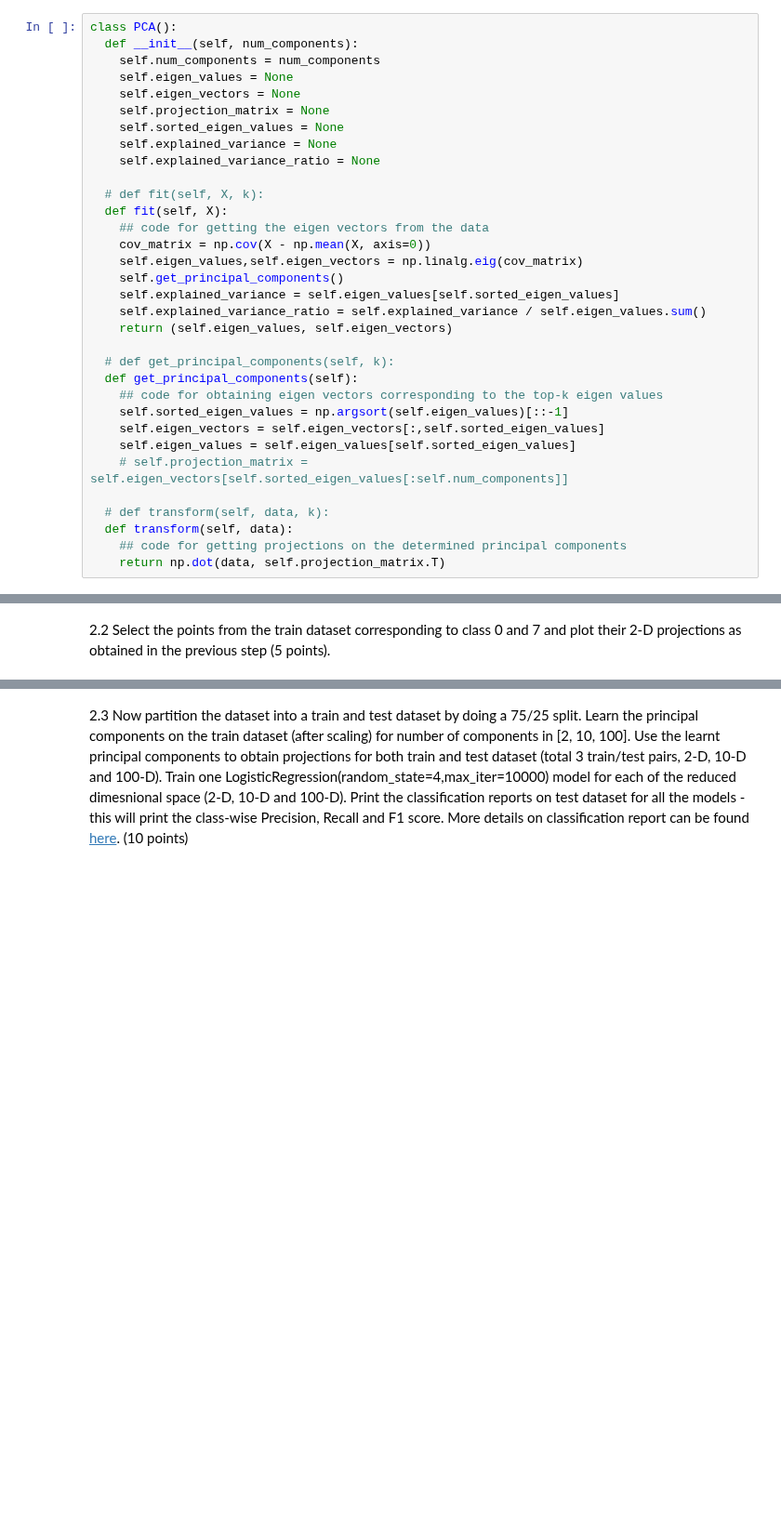
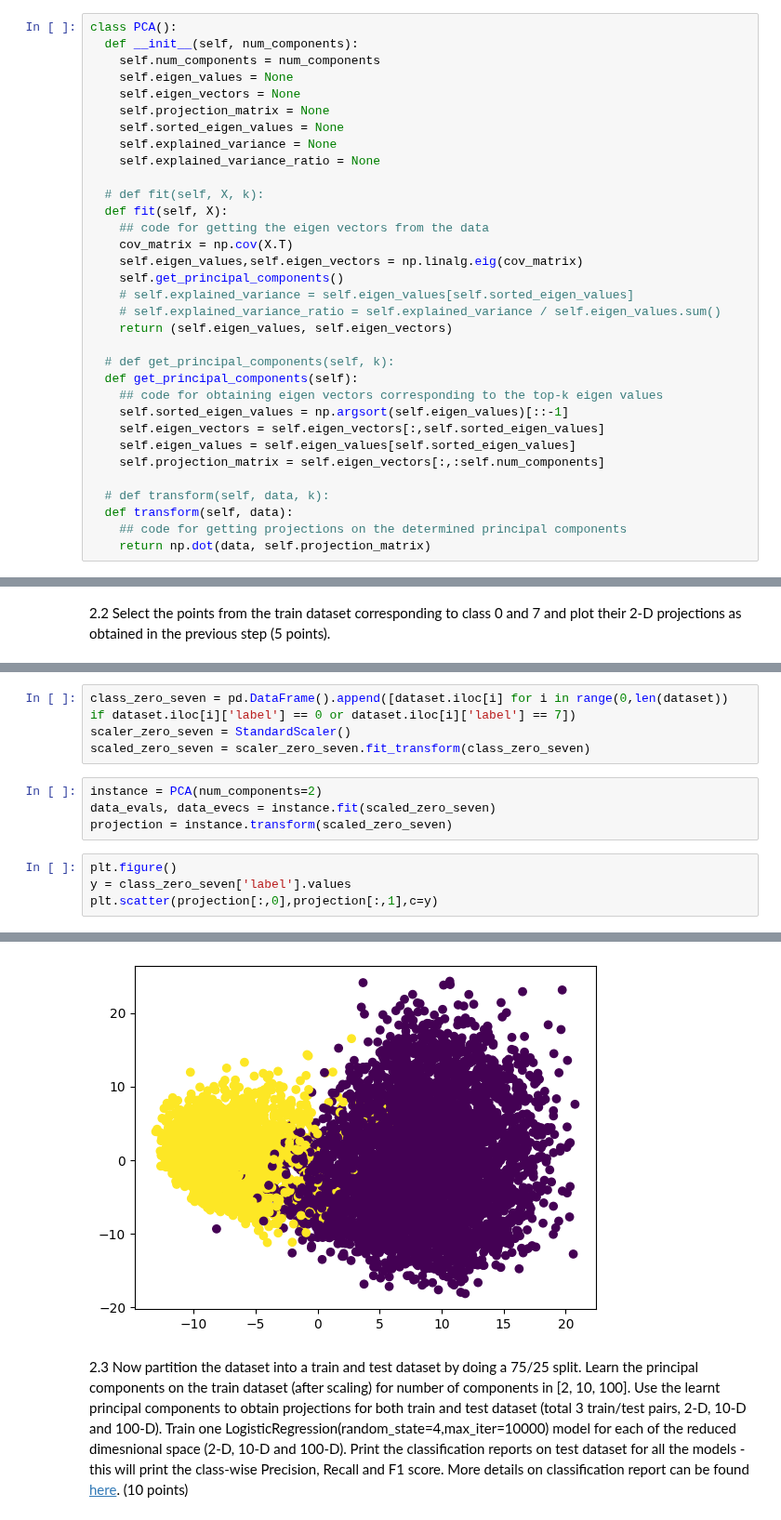
Before and after one commit to rreece15/ECE461P, a Jupyter notebook: Lab4/Homework4-2.ipynb, the cells around one changed output, grey strips where cells are left out. Shown at 93% size. Drawn from its saved outputs; the diff is of its cells as text; blank space fills up the shorter version.

```diff
--- a/Lab4/Homework4-2.ipynb
+++ b/Lab4/Homework4-2.ipynb
@@ -107,11 +107,11 @@ class PCA():
   # def fit(self, X, k):
   def fit(self, X):
     ## code for getting the eigen vectors from the data
-    cov_matrix = np.cov(X - np.mean(X, axis=0))
+    cov_matrix = np.cov(X.T)
     self.eigen_values,self.eigen_vectors = np.linalg.eig(cov_matrix)
     self.get_principal_components()
-    self.explained_variance = self.eigen_values[self.sorted_eigen_values]
-    self.explained_variance_ratio = self.explained_variance / self.eigen_values.sum()
+    # self.explained_variance = self.eigen_values[self.sorted_eigen_values]
+    # self.explained_variance_ratio = self.explained_variance / self.eigen_values.sum()
     return (self.eigen_values, self.eigen_vectors)
 
   # def get_principal_components(self, k):
@@ -120,12 +120,12 @@ class PCA():
     self.sorted_eigen_values = np.argsort(self.eigen_values)[::-1]
     self.eigen_vectors = self.eigen_vectors[:,self.sorted_eigen_values]
     self.eigen_values = self.eigen_values[self.sorted_eigen_values]
-    # self.projection_matrix = self.eigen_vectors[self.sorted_eigen_values[:self.num_components]]
+    self.projection_matrix = self.eigen_vectors[:,:self.num_components]
 
   # def transform(self, data, k):
   def transform(self, data):
     ## code for getting projections on the determined principal components
-    return np.dot(data, self.projection_matrix.T)
+    return np.dot(data, self.projection_matrix)
 # %%
 instance = PCA(num_components=2)
 data_evals, data_evecs = instance.fit(scaled_dataset)
@@ -139,0 +154,13 @@ ValueError: shapes (42000,785) and (42000,2) not aligned: 785 (dim 1) != 42000 (
+# %%
+class_zero_seven = pd.DataFrame().append([dataset.iloc[i] for i in range(0,len(dataset)) if dataset.iloc[i]['label'] == 0 or dataset.iloc[i]['label'] == 7])
+scaler_zero_seven = StandardScaler()
+scaled_zero_seven = scaler_zero_seven.fit_transform(class_zero_seven)
+# %%
+instance = PCA(num_components=2)
+data_evals, data_evecs = instance.fit(scaled_zero_seven)
+projection = instance.transform(scaled_zero_seven)
+# %%
+plt.figure()
+y = class_zero_seven['label'].values
+plt.scatter(projection[:,0],projection[:,1],c=y)
+# %% [output]
@@ -140,3 +168,4 @@ ValueError: shapes (42000,785) and (42000,2) not aligned: 785 (dim 1) != 42000 (
+[figure, added]
 # %% [markdown]
 2.3 Now partition the dataset into a train and test dataset by doing a 75/25 split. Learn the principal components on the train dataset (after scaling) for number of components in [2, 10, 100]. Use the learnt principal components to obtain projections for both train and test dataset (total 3 train/test pairs, 2-D, 10-D and 100-D). Train one LogisticRegression(random_state=4,max_iter=10000) model for each of the reduced dimesnional space (2-D, 10-D and 100-D). Print the classification reports on test dataset for all the models -  this will print the class-wise Precision, Recall and F1 score. More details on classification report can be found [here](https://scikit-learn.org/stable/modules/generated/sklearn.metrics.classification_report.html). (10 points)
 # %%
```
Also changed, not shown: parts of 5 cells of this notebook.
